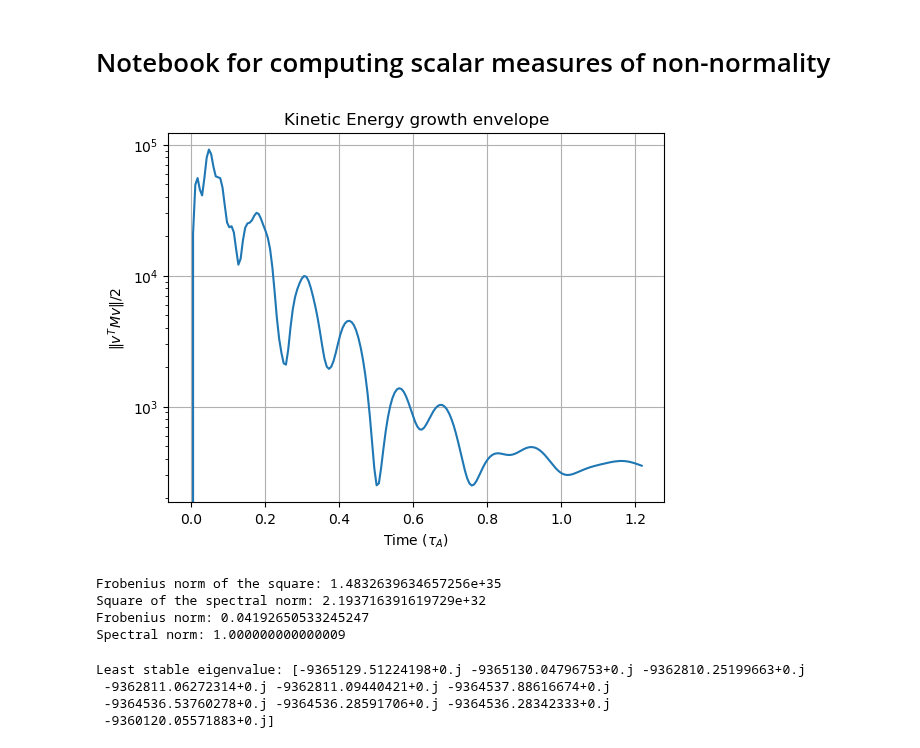
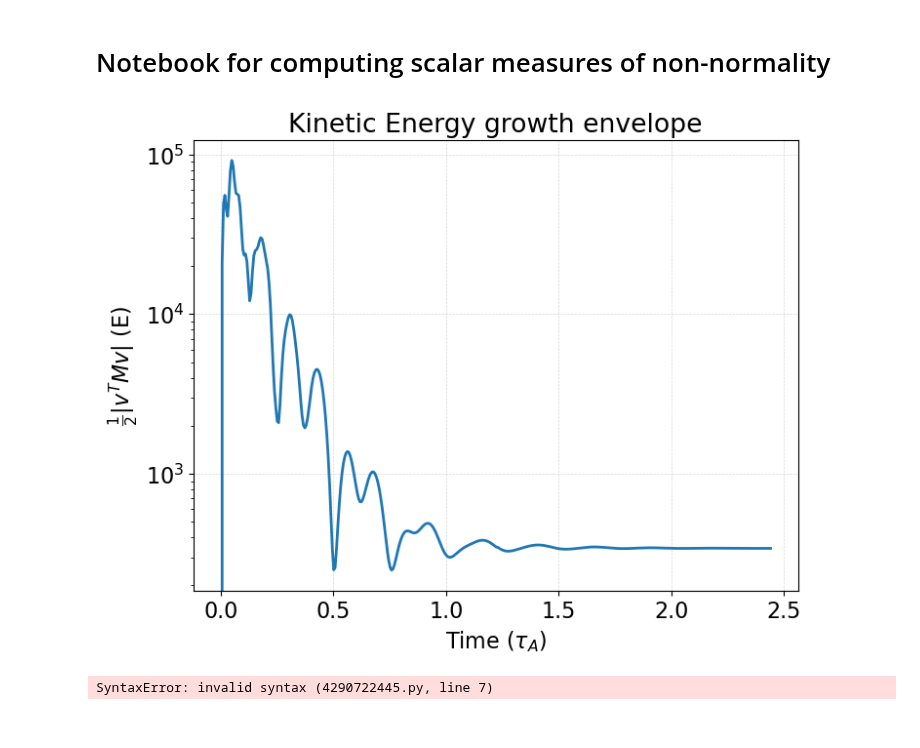
Before and after one commit to samuel-frei/nonmodal_stability, a Jupyter notebook: scripts/scalar_measures.ipynb, the cells around one changed output. Cells and saved outputs as stored; diff of their text form; code cells hidden in the pictures.

Commit message:
updates to plotting, energy computation

```diff
--- a/scripts/scalar_measures.ipynb
+++ b/scripts/scalar_measures.ipynb
@@ -13,6 +13,15 @@ from scipy import sparse
 import h5py
 from lin_ops_full_reduction import Matrix, build_reduction_mapping, make_global_mat
 import matplotlib.pyplot as plt
+# %%
+# set plotting parameters
+plt.rcParams.update({'font.size': 16})
+plt.rcParams['figure.figsize'] = (8, 6)
+plt.rcParams['lines.linewidth'] = 2
+plt.rcParams['axes.grid'] = True
+plt.rcParams['grid.alpha'] = 0.5
+plt.rcParams['grid.linestyle'] = '--'
+plt.rcParams['grid.linewidth'] = 0.5
 # %%
 data_dir = '/mnt/homes/sfreiberger/research/recon_data/psc_data/harris_linear_20x6z/data'
 massmat_path = f'{data_dir}/mass_mat.h5'
@@ -39,7 +48,7 @@ reduced_mmat_3x3 = reduced_mmat[:3*nrg_block, :3*nrg_block]
 # %%
 
 vec_arr = []
-for i in range(0, 2000, 10):
+for i in range(0, 4000, 10):
     with h5py.File(f'{data_dir}/xmhd2d_{i:05d}.rst', 'r') as f:
         vx = np.array(f['U_velx'][:])
         vy = np.array(f['U_vely'][:])
@@ -51,18 +60,17 @@ states = np.array([vec.T@reduced_mmat_3x3@vec for vec in vec_arr])
 e = states/2
 # %%
 
-#plot the energy gdrowth envelope
-dt = 1e-7/0.00001634796
+#plot the energy growth envelope
+dt = 1e-7
 t = np.arange(0, len(states)*dt, dt)
-plt.plot(t, e)
+plt.plot(t/0.00001634796, e)
 plt.yscale('log')
 plt.xlabel(r'Time ($\tau_A$)')
-plt.ylabel(r'$\|v^TMv\|/2$')
+plt.ylabel(r'$\frac{1}{2}|v^TMv|~(\text{E})$')
 plt.title('Kinetic Energy growth envelope')
-plt.grid()
-plt.show()
+plt.savefig('kinetic_energy_growth_envelope.pdf', transparent=True)
 # %% [output]
-[figure, old version]
+[figure, new version]
 # %%
 # Map Jacobian to global indexing
 jac_gl = make_global_mat(jac.csr_rep.toarray(), nrg=jac.nrg, ncg=jac.ncg, lg=jac.lg)
@@ -79,26 +87,30 @@ real_jacobian -= identity
 real_jacobian /= 1e-7
 # %%
 # compute the scalar measures
-frob_square = (np.linalg.norm(real_jacobian, 'fro'))**2
-print(f'Frobenius norm of the square: {frob_square}')
-spectral_square = (np.linalg.norm(real_jacobian, 2))**2
-print(f'Square of the spectral norm: {spectral_square}')
-diff = (np.conj(real_jacobian).T @ real_jacobian) - (real_jacobian @ np.conj(real_jacobian).T)
-frobenius_norm = np.linalg.norm(diff, 'fro')/frob_square
-spectral_norm = np.linalg.norm(diff, 2)/spectral_square
-print(f'Frobenius norm: {frobenius_norm}')
-print(f'Spectral norm: {spectral_norm}')
+# frob_square = (np.linalg.norm(real_jacobian, 'fro'))**2
+# print(f'Frobenius norm of the square: {frob_square}')
+# spectral_square = (np.linalg.norm(real_jacobian, 2))**2
+# print(f'Square of the spectral norm: {spectral_square}')
+# diff = (np.conj(real_jacobian).T @ real_jacobian) - (real_jacobian @ np.conj(real_jacobian).T)
+# frobenius_norm = np.linalg.norm(diff, 'fro')/frob_square
+# spectral_norm = np.linalg.norm(diff, 2)/spectral_square
+# print(f'Frobenius norm: {frobenius_norm}')
+# print(f'Spectral norm: {spectral_norm}')
-# %% [output]
-Frobenius norm of the square: 1.4832639634657256e+35
-Square of the spectral norm: 2.193716391619729e+32
-Frobenius norm: 0.04192650533245247
-Spectral norm: 1.000000000000009
 # %%
-#compute the least stable eigenvalue of the real Jacobian
-least_eigvals, _ = sparse.linalg.eigs(real_jacobian, k=10, which='SR', tol=1e-8)
-print(f'Least stable eigenvalue: {least_eigvals}')
+T, U = scipy.linalg.schur(real_jacobian, output='complex')
+#compute the matrix exponential using the schur decomposition
+times = np.arange(0, len(states)*dt, dt)
+exp_J = np.zeros_like(states, dtype=complex)
+exp_T = scipy.linalg.expm(T*dt)
+exp_J[0] = scipy.linalg.norm(U @ exp_T @ np.conj(U).T, 2)
+for i in range(1, len(times)):
+  exp_T @= exp_T
+  exp_J[i] = scipy.linalg.norm(U @ exp_T @ np.conj(U).T, 2)
+plt.plot(times/0.00001634796, exp_J)
+plt.yscale('log')
+plt.xlabel(r'Time ($\tau_A$)')
+plt.ylabel(r'$\|e^{Jt}\|_2$')
+plt.title('Energy growth envelope from matrix exponential')
+plt.show()
 # %% [output]
-Least stable eigenvalue: [-9365129.51224198+0.j -9365130.04796753+0.j -9362810.25199663+0.j
- -9362811.06272314+0.j -9362811.09440421+0.j -9364537.88616674+0.j
- -9364536.53760278+0.j -9364536.28591706+0.j -9364536.28342333+0.j
- -9360120.05571883+0.j]
+SyntaxError: invalid syntax (4290722445.py, line 7)
```
Also changed, not shown: parts of 2 cells of this notebook, 1 other file.
